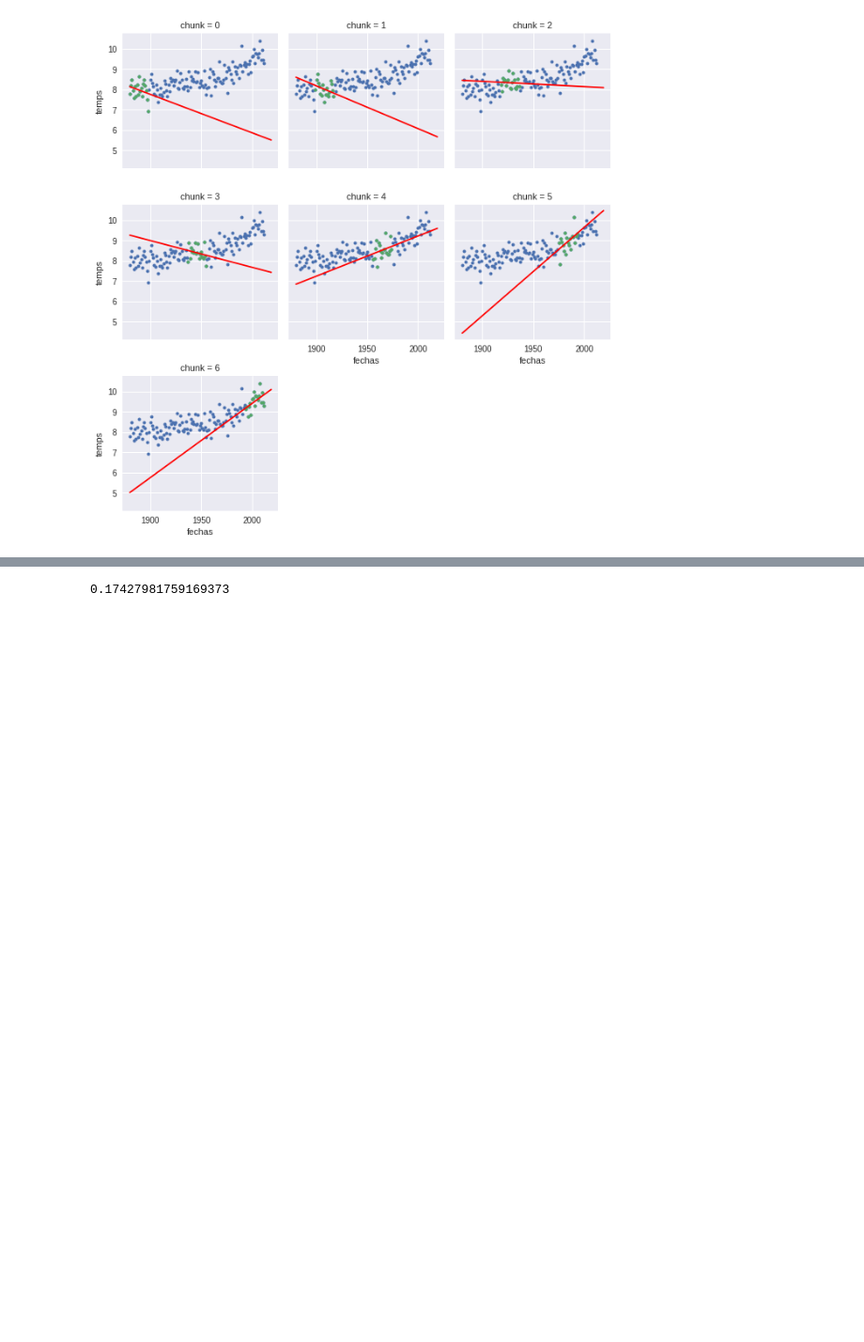
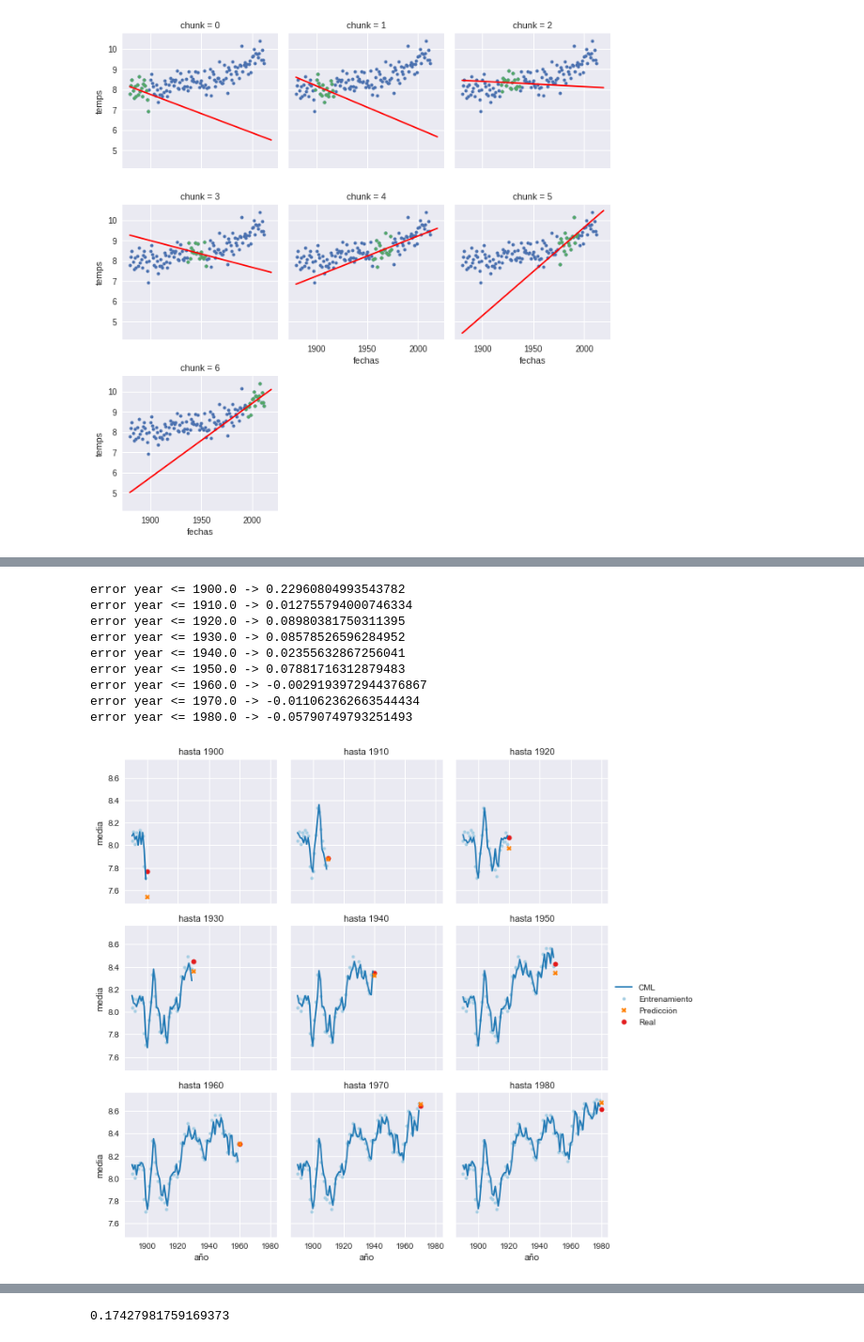
Before and after one commit to smcsicardi/metnum-tp3, a Jupyter notebook: world temperature least squares.ipynb, the cells around one changed output, grey strips where cells are left out. Shown at 94% size. Cells and saved outputs as stored; diff of their text form; code cells hidden in the pictures; blank space fills up the shorter version.

Commit message:
world final

```diff
--- a/world temperature least squares.ipynb
+++ b/world temperature least squares.ipynb
@@ -210,0 +143,57 @@ ecm chunk nro 8 =  0.156865997241
+# %%
+from functools import reduce
+palette = sns.color_palette('Paired', 12)
+#sns.palplot(palette)
+k = 5  # cantidad de valores anteriores para AR. el df arranca en 1880+k
+df = pd.read_csv('data/worldTemperature.csv')
+df['rolling'] = df.rolling(5)['temp'].mean()
+df = colapsarK(df, 'rolling', k, drop=False).drop(df.index[:10])
+
+chunks = 9 # chamuyo para que FacetGrid tenga algo q facetar, no se usa
+mult = ceil(len(df)/chunks)
+df['chunk'] = reduce(lambda l, i: l + [i]*mult, range(chunks), [])[:len(df)]
+df['chunk'] = df['chunk'].apply(lambda c: 1900 + c*10)
+
+nameCols = ['year'] + ['prev'+str(i) for i in range(1, k+1)]
+
+def pp(x, y, data, **kwargs):
+    chunk = data.iloc[0]['chunk']
+    df_training = df[df['year'] < chunk]
+    test = df[df['year'] == chunk]
+
+    xs = df_training[nameCols].as_matrix()
+    f = cml(lambda x: [1, x[1], x[2], x[3], x[4], x[5]], xs, df_training['rolling'])
+    #xs = df_training['year'].as_matrix()
+    #f = cml(poly(5), xs, df_training['rolling'])
+
+    results_training = list(map(f, xs))
+    results_test = f(test[nameCols].as_matrix()[0])
+
+    plt.plot(df_training['year'], df_training['rolling'], 'o', label='Entrenamiento', markersize=4, color=palette[0])
+    plt.plot(test['year'], test['rolling'], 'o', label='Real', markersize=6, color=palette[5])
+
+    plt.plot(df_training['year'], results_training, 'r', label='CML', color=palette[1])
+    plt.plot(test['year'], results_test, 'X', label='Predicción', markersize=6, color=palette[7])
+
+    #plt.legend()
+    err = test.iloc[0]['rolling'] - results_test
+    print('error year <= {} -> {}'.format(chunk, err))
+
+l = sns.FacetGrid(df, col='chunk', col_wrap=3, size=3)
+l.map_dataframe(pp, 'year', 'rolling')\
+    .set_titles('hasta {col_name}')\
+    .set_xlabels('año')\
+    .set_ylabels('media')
+l.add_legend()
+plt.savefig("img/world_temp_cross.png", dpi=200)
+# %% [output]
+error year <= 1900.0 -> 0.22960804993543782
+error year <= 1910.0 -> 0.012755794000746334
+error year <= 1920.0 -> 0.08980381750311395
+error year <= 1930.0 -> 0.08578526596284952
+error year <= 1940.0 -> 0.02355632867256041
+error year <= 1950.0 -> 0.07881716312879483
+error year <= 1960.0 -> -0.0029193972944376867
+error year <= 1970.0 -> -0.011062362663544434
+error year <= 1980.0 -> -0.05790749793251493
+[figure, added]
```
Also changed, not shown: parts of 5 cells of this notebook.
